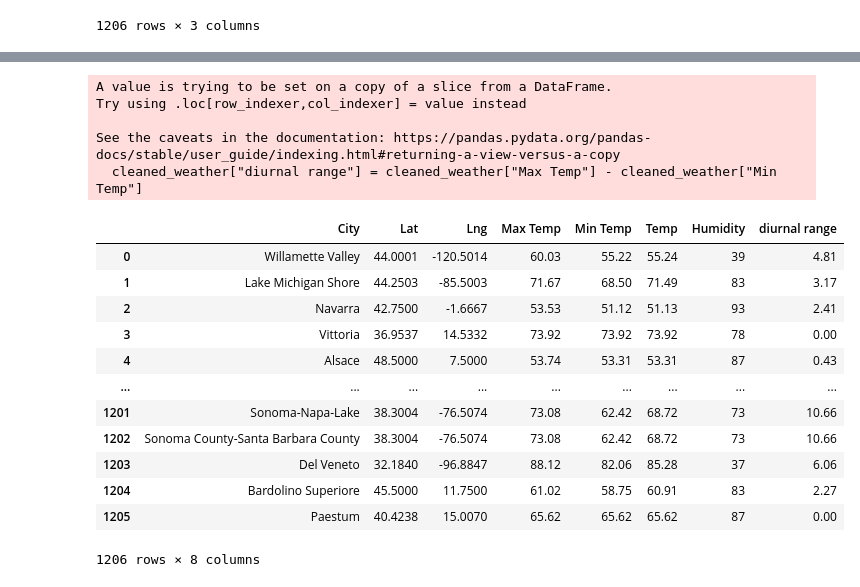
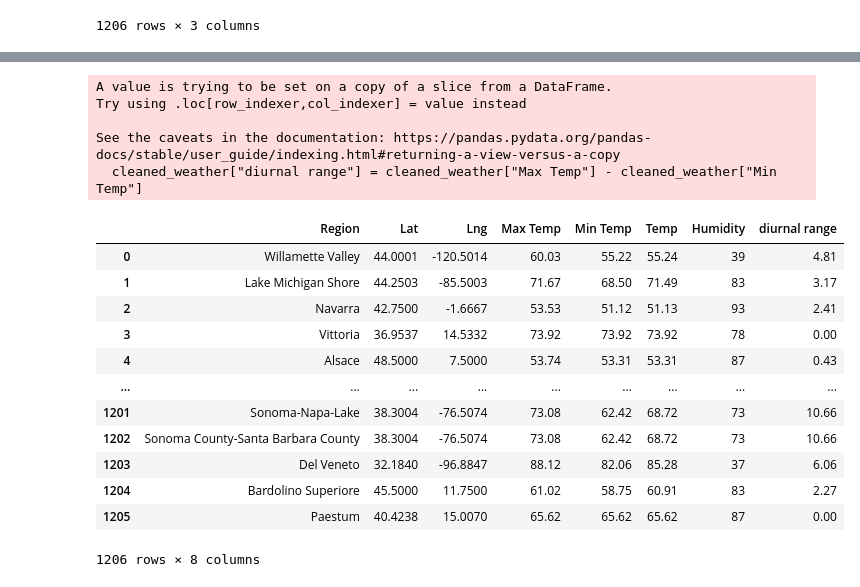
Before and after one commit to J-Schea29/ETL-Project, a Jupyter notebook: Wine_data.ipynb, the cells around one changed output, grey strips where cells are left out. Cells and saved outputs as stored; diff of their text form; code cells hidden in the pictures.

```diff
--- a/Wine_data.ipynb
+++ b/Wine_data.ipynb
@@ -296,17 +198,17 @@ Complete!
 # %%
 weather = pd.DataFrame(city_weather)
 cleaned_weather = weather[["City", "Lat", "Lng", "Max Temp", "Min Temp", "Temp", "Humidity"]]
 cleaned_weather["diurnal range"] = cleaned_weather["Max Temp"] - cleaned_weather["Min Temp"]
-cleaned_weather.rename(columns={"City": "Region"})
+cleaned_weather = cleaned_weather.rename(columns={"City": "Region"})
 cleaned_weather.to_csv("./Resources/output.csv", index_label = "City ID")
 cleaned_weather
 # %% [output]
 A value is trying to be set on a copy of a slice from a DataFrame.
 Try using .loc[row_indexer,col_indexer] = value instead
 
 See the caveats in the documentation: https://pandas.pydata.org/pandas-docs/stable/user_guide/indexing.html#returning-a-view-versus-a-copy
   cleaned_weather["diurnal range"] = cleaned_weather["Max Temp"] - cleaned_weather["Min Temp"]
-|  | City | Lat | Lng | Max Temp | Min Temp | Temp | Humidity | diurnal range |
+|  | Region | Lat | Lng | Max Temp | Min Temp | Temp | Humidity | diurnal range |
 | 0 | Willamette Valley | 44.0001 | -120.5014 | 60.03 | 55.22 | 55.24 | 39 | 4.81 |
 | 1 | Lake Michigan Shore | 44.2503 | -85.5003 | 71.67 | 68.50 | 71.49 | 83 | 3.17 |
 | 2 | Navarra | 42.7500 | -1.6667 | 53.53 | 51.12 | 51.13 | 93 | 2.41 |
```
Also changed, not shown: parts of 2 cells of this notebook.
